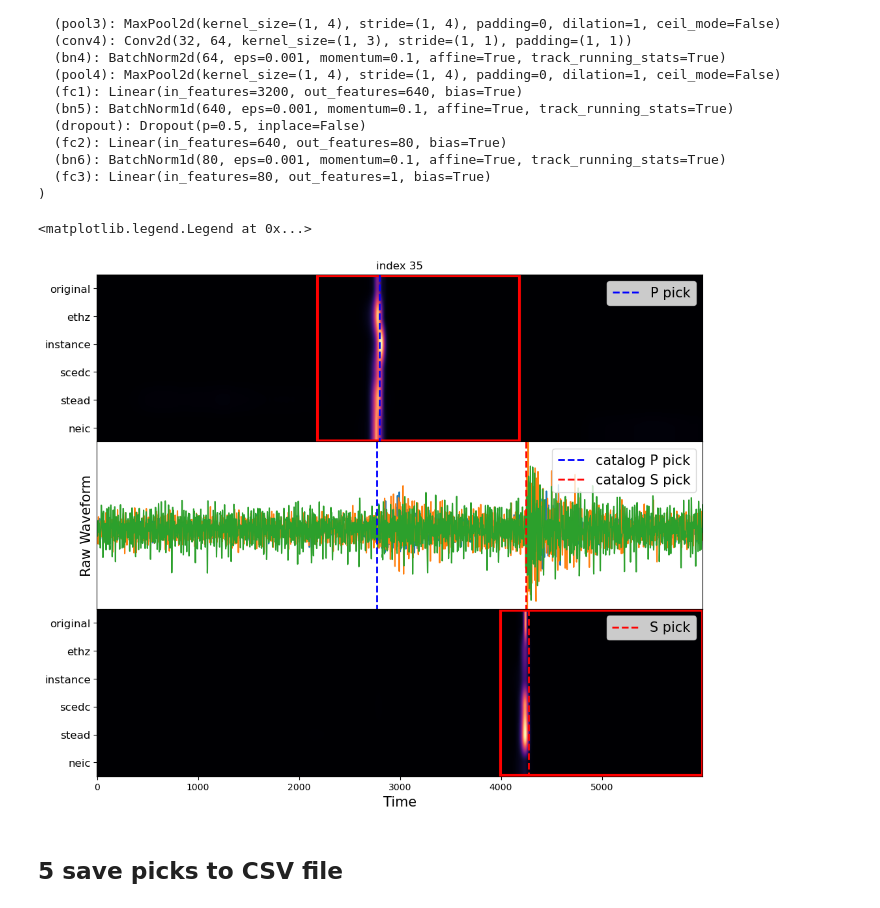
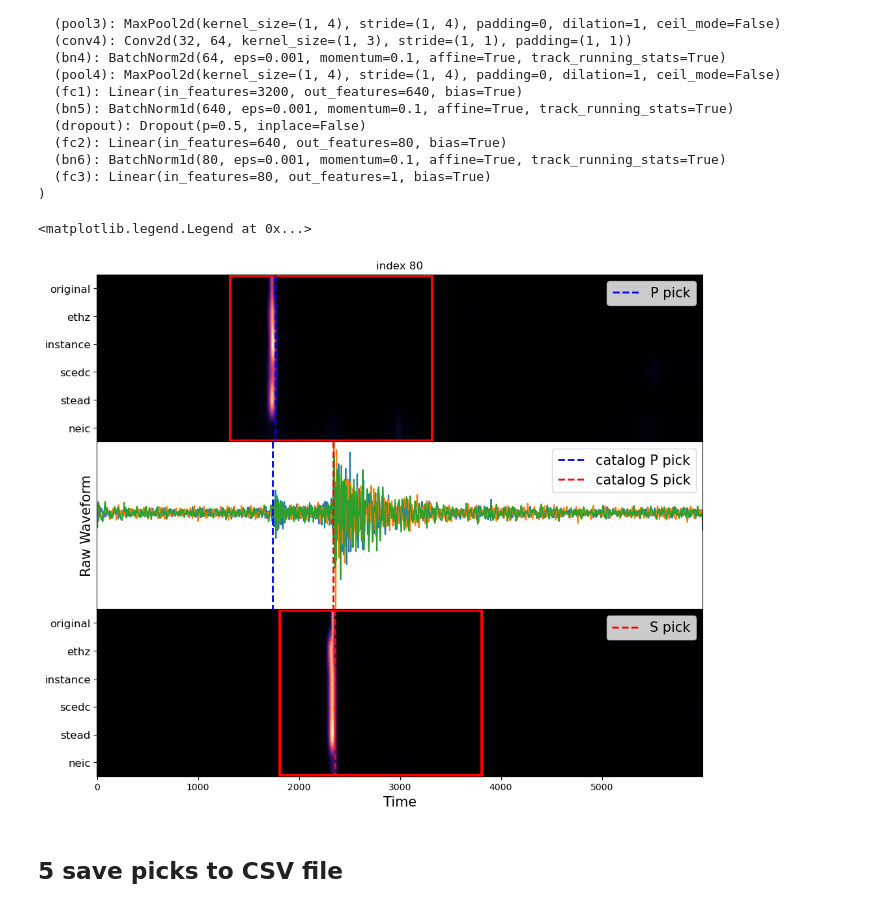
Before and after one commit to congcy/ELEP, a Jupyter notebook: docs/tutorials/example_BB_window_data_PNW.ipynb, the cells around one changed output. Cells and saved outputs as stored; diff of their text form; code cells hidden in the pictures.

```diff
--- a/docs/tutorials/example_BB_window_data_PNW.ipynb
+++ b/docs/tutorials/example_BB_window_data_PNW.ipynb
@@ -33,12 +33,12 @@ from meta_learners import ensemble_regressor_cnn
 # %% [markdown]
 ## 1 Load and pre-processing PNW waveform data
 # %%
-f_waveform = h5py.File("./data/waveforms.hdf5", 'r')
+f_waveform = h5py.File("./data/events_waveforms.hdf5", 'r')
 
 # load waveforms (ENZ order)
 waveform = f_waveform['/data/bucket1'][:, :, :].astype(np.float32)
 
-metadata = pd.read_csv("./data/metadata.csv")
+metadata = pd.read_csv("./data/events_metadata.csv")
 
 nwin, ncha, twin = waveform.shape
 print(waveform.shape)
@@ -320,8 +321,8 @@ plt.legend(loc = 'upper right')
 ## 4 meta picker
 # %%
 # load pre-trained meta picker
-meta_p_picker = torch.load("./data/broadband_P.pt").to("cpu"); meta_p_picker.eval();
-meta_s_picker = torch.load("./data/broadband_S.pt").to("cpu"); meta_s_picker.eval();
+meta_p_picker = torch.load("../../ELEP/models/broadband_P.pt").to("cpu"); meta_p_picker.eval();
+meta_s_picker = torch.load("../../ELEP/models/broadband_S.pt").to("cpu"); meta_s_picker.eval();
 
 # show the model structure
 meta_p_picker
@@ -379,7 +380,8 @@ meta_peak_p = meta_p_picker(torch.Tensor(meta_window_p)).detach().numpy()[:, 0]*
 meta_peak_s = meta_s_picker(torch.Tensor(meta_window_s)).detach().numpy()[:, 0]*2000 + idt_s
 # %%
 # for plotting only
-iwin = np.random.randint(100)
+# iwin = np.random.randint(100)
+iwin = 80
 
 plt.figure(figsize = (12, 10))
 plt.subplots_adjust(hspace = 0.)
@@ -390,34 +392,34 @@ _ = plt.yticks(np.arange(6), pretrain_list, fontsize = 12)
 plt.gca().add_patch(Rectangle((idt_p[iwin], -0.45), 2000, 5.92,
                               facecolor = 'None', edgecolor = 'red', linewidth = 3))
 plt.vlines(meta_peak_p[iwin], -.5, 5.5,
            color = 'b', label = "P pick", linewidth = 2, linestyle = '--')
 plt.legend(loc = 'upper right', fontsize = 15);
 plt.xticks([])
 
 plt.subplot(3, 1, 2)
 d = waveform[iwin, :, :]
 plt.plot(d.T)
 plt.xlim([0, 6000]); plt.ylim([d.min(), d.max()])
 plt.xticks([]); plt.yticks([])
 plt.vlines(metadata.loc[iwin, 'trace_P_arrival_sample'], d.max(), d.min(),
            color = 'b', label = "catalog P pick", linewidth = 2, linestyle = '--')
 plt.vlines(metadata.loc[iwin, 'trace_S_arrival_sample'], d.max(), d.min(),
            color = 'r', label = "catalog S pick", linewidth = 2, linestyle = '--')
 plt.ylabel("Raw Waveform", fontsize = 15)
 plt.legend(loc = 'upper right', fontsize = 15)
 
 plt.subplot(3, 1, 3)
 plt.imshow(batch_pred[1, :, iwin, :], aspect = 'auto', cmap = 'magma')
 _ = plt.yticks(np.arange(6), pretrain_list, fontsize = 12)
 plt.gca().add_patch(Rectangle((idt_s[iwin], -0.45), 2000, 5.92,
                               facecolor = 'None', edgecolor = 'red', linewidth = 3))
 plt.xlabel("Time", fontsize = 15);
 plt.vlines(meta_peak_s[iwin], -.5, 5.5,
            color = 'r', label = "S pick", linewidth = 2, linestyle = '--')
 plt.legend(loc = 'upper right', fontsize = 15)
 # %% [output]
 <matplotlib.legend.Legend at 0x...>
-[figure, old version]
+[figure, new version]
 # %% [markdown]
 ## 5 save picks to CSV file
 # %%
```
Also changed, not shown: parts of 7 cells of this notebook, 2 other files.
